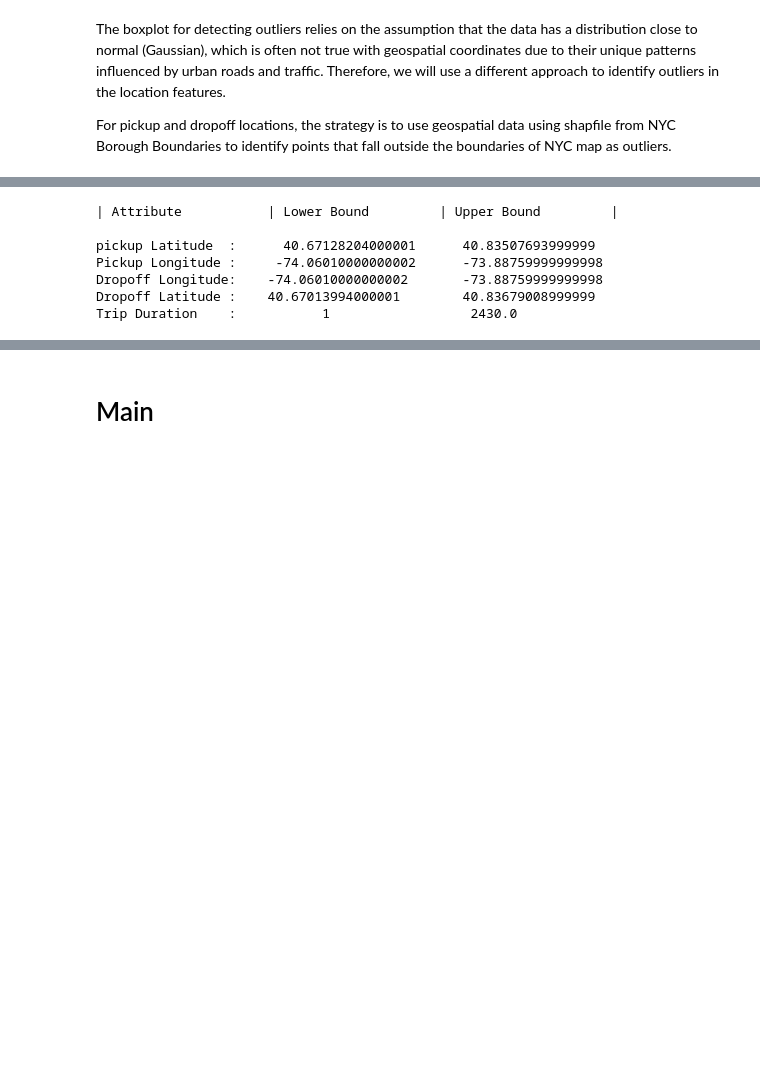
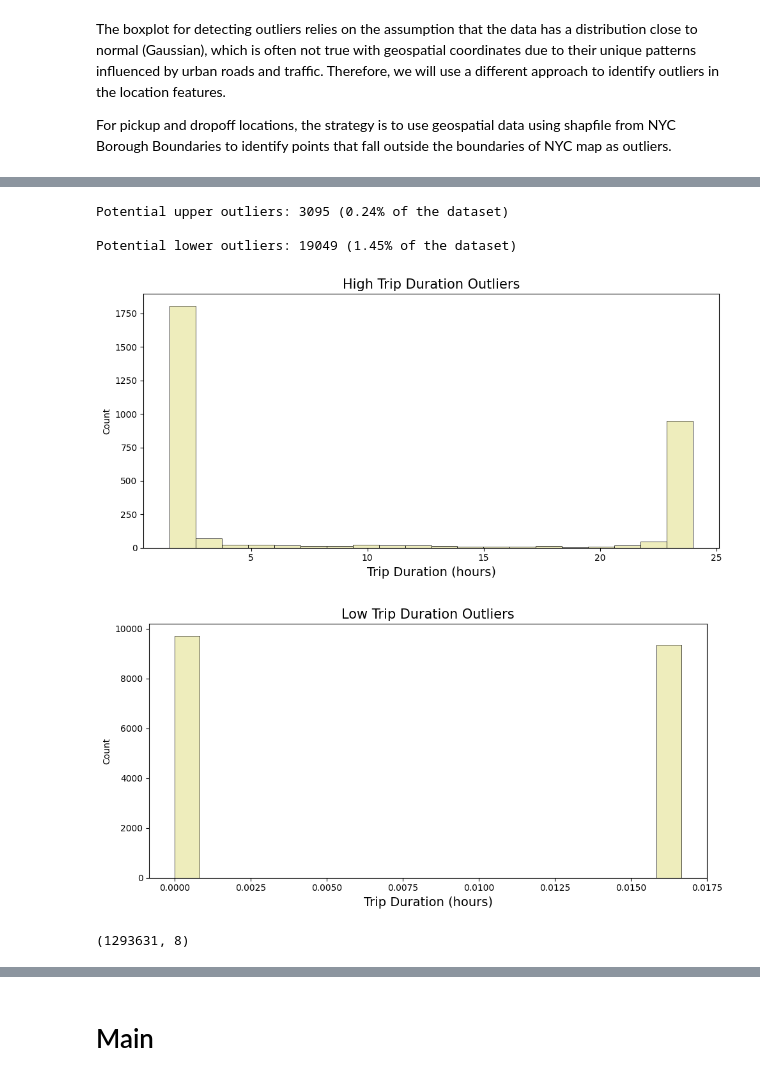
Before and after one commit to marcosbenicio/bayesian-neural-network, a Jupyter notebook: 02-regression/bnn-regression.ipynb, the cells around one changed output, grey strips where cells are left out. Cells and saved outputs as stored; diff of their text form; code cells hidden in the pictures; blank space fills up the shorter version.

```diff
--- a/02-regression/bnn-regression.ipynb
+++ b/02-regression/bnn-regression.ipynb
@@ -397,3 +424,11 @@ def count_outliers(series, whis = 1.5):
                 f'({percentage_lower:.2f}% of the dataset)')
 
         return upper_outliers, lower_outliers
+
+
+log_trip_duration = np.log1p(df_taxi['trip_duration'])
+upper_duration_outliers, lower_duration_outliers = count_outliers(log_trip_duration)
+# %% [output]
+Potential upper outliers: 3095 (0.24% of the dataset)
+
+Potential lower outliers: 19049 (1.45% of the dataset)
@@ -403,15 +435,24 @@ upper_duration_outliers, lower_duration_outliers = count_outliers(log_trip_durat
 # %%
-upper_outliers = trip_outliers[upper_duration_outliers]['trip_duration'].reset_index(drop=True)/3600
+# bar plot for upper whisker
+upper_outliers = df_taxi[upper_duration_outliers]['trip_duration'].reset_index(drop=True)/3600
 
 fig, axes = plt.subplots(1, 1, figsize= (10, 5))
-
 sns.histplot(  upper_outliers, bins=20, linewidth=0.5, color='#dfdc7bff', alpha=0.5)
-
 axes.set_title(f'High Trip Duration Outliers', fontsize=15)
 axes.set_xlabel('Trip Duration (hours)', fontsize=14)
-axes.axvline(4, color="grey", linestyle='--', alpha=1, lw=2)
-y_center = axes.get_ylim()[1] / 2
-axes.text(4, y_center, f'{4:.2f} hours',
-            fontsize=12, color='black', va='center', ha='right', rotation=90)
 plt.tight_layout()
 plt.show()
+
+
+# bar plot for lower whisker
+lower_outliers = df_taxi[lower_duration_outliers]['trip_duration'].reset_index(drop=True)/3600
+
+fig, axes = plt.subplots(1, 1, figsize= (10, 5))
+sns.histplot(  lower_outliers, bins=20, linewidth=0.5, color='#dfdc7bff', alpha=0.5)
+axes.set_title(f'Low Trip Duration Outliers', fontsize=15)
+axes.set_xlabel('Trip Duration (hours)', fontsize=14)
+plt.tight_layout()
+plt.show()
+# %% [output]
+[figure, added]
+[figure, added]
@@ -442,39 +458,0 @@ plt.show()
-# %%
-def outlier_bound(df_trips, r = 1.5):
-    q1 = np.percentile(df_trips, 25)
-    q2 = np.percentile(df_trips, 50)
-    q3 = np.percentile(df_trips, 75)
-    iqr = q3-q1
-
-    lower_bound = q1 - r * iqr
-    upper_bound = q3 + r * iqr
-    return lower_bound, upper_bound
-
-
-r = 2
-lb_p_latitude, ub_p_latitude = outlier_bound(df_trips['pickup_latitude'], r = r)
-lb_p_longitude, ub_p_longitude = outlier_bound(df_trips['pickup_longitude'], r = r)
-lb_d_longitude, ub_d_longitude = outlier_bound(df_trips['dropoff_longitude'], r = r)
-lb_d_latitude, ub_d_latitude = outlier_bound(df_trips['dropoff_latitude'], r = r)
-_, ub_t_latitude = outlier_bound(df_trips['trip_duration'], r = 1.5)
-
-markdown_table = f"""
-| Attribute           | Lower Bound         | Upper Bound         |
-
-pickup Latitude  :      {lb_p_latitude}      {ub_p_latitude}
-Pickup Longitude :     {lb_p_longitude}      {ub_p_longitude}
-Dropoff Longitude:    {lb_d_longitude}       {ub_d_longitude}
-Dropoff Latitude :    {lb_d_latitude}        {ub_d_latitude}
-Trip Duration    :           {1}                  {ub_t_latitude}
-
-"""
-
-print(markdown_table)
-# %% [output]
-| Attribute           | Lower Bound         | Upper Bound         |
-
-pickup Latitude  :      40.67128204000001      40.83507693999999
-Pickup Longitude :     -74.06010000000002      -73.88759999999998
-Dropoff Longitude:    -74.06010000000002       -73.88759999999998
-Dropoff Latitude :    40.67013994000001        40.83679008999999
-Trip Duration    :           1                  2430.0
@@ -505,0 +459,10 @@ df_trips = df_trips.sample(frac=1)
+# %%
+# Select only trip duration above the lower whisker (above 1 minute 54 seconds)
+df_taxi = df_taxi[~lower_duration_outliers].copy()
+
+# Select only trip duration lower then 5 hours
+df_taxi = df_taxi[df_taxi['trip_duration'] <= 5 * 3600].copy()
+
+df_taxi.shape
+# %% [output]
+(1293631, 8)
```
Also changed, not shown: parts of 28 cells of this notebook.
